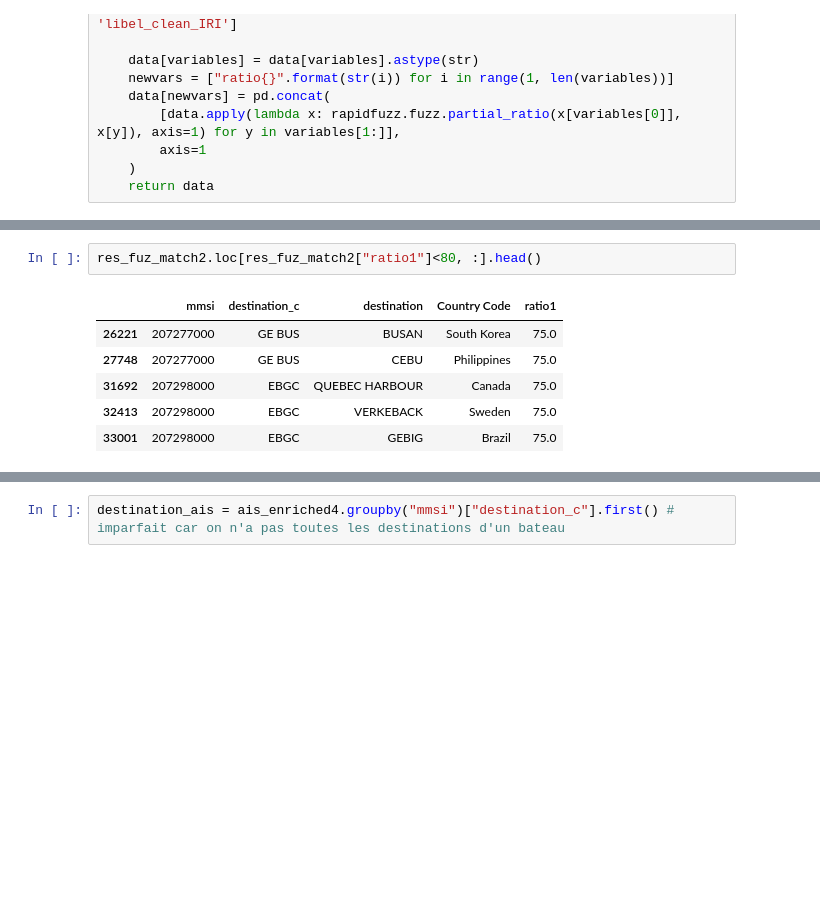
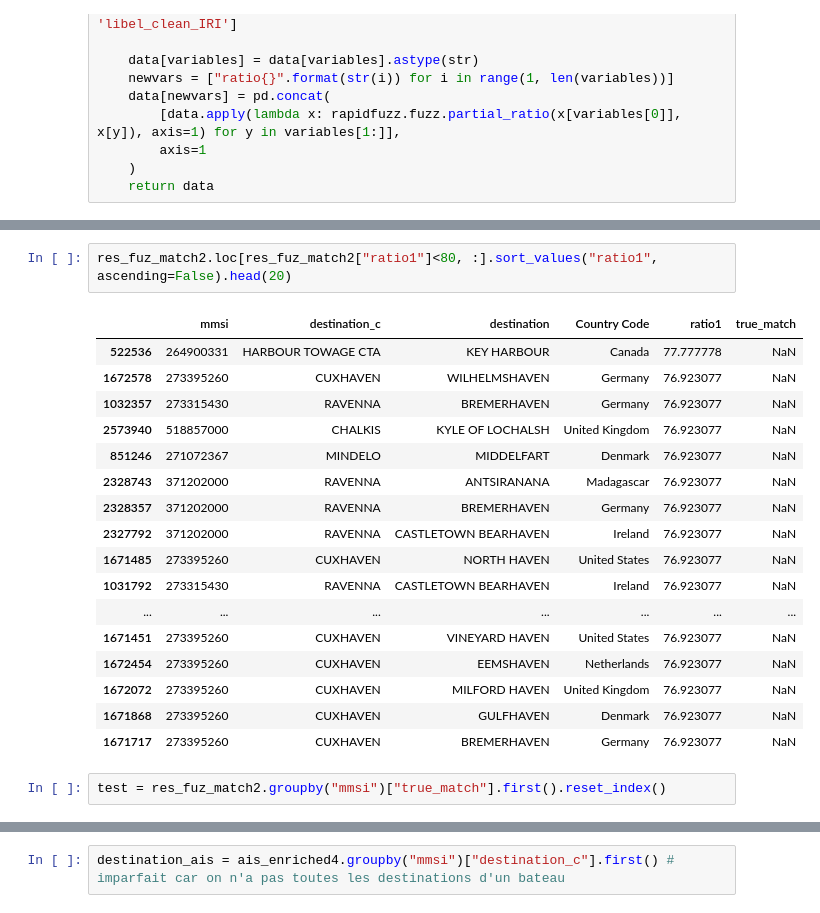
Before and after one commit to InseeFrLab/hackathon-un-2022, a Jupyter notebook: notebooks/analyze_ihs_departs_arrivees.ipynb, the cells around one changed output, grey strips where cells are left out. Drawn from its saved outputs; the diff is of its cells as text; blank space fills up the shorter version.

```diff
--- a/notebooks/analyze_ihs_departs_arrivees.ipynb
+++ b/notebooks/analyze_ihs_departs_arrivees.ipynb
@@ -184,9 +198,22 @@ Fuzzy matching in process
 # %%
-res_fuz_match2.loc[res_fuz_match2["ratio1"]<80, :].head()
+res_fuz_match2.loc[res_fuz_match2["ratio1"]<80, :].sort_values("ratio1", ascending=False).head(20)
 # %% [output]
-|  | mmsi | destination_c | destination | Country Code | ratio1 |
-| 26221 | 207277000 | GE BUS | BUSAN | South Korea | 75.0 |
-| 27748 | 207277000 | GE BUS | CEBU | Philippines | 75.0 |
-| 31692 | 207298000 | EBGC | QUEBEC HARBOUR | Canada | 75.0 |
-| 32413 | 207298000 | EBGC | VERKEBACK | Sweden | 75.0 |
-| 33001 | 207298000 | EBGC | GEBIG | Brazil | 75.0 |
+|  | mmsi | destination_c | destination | Country Code | ratio1 | true_match |
+| 522536 | 264900331 | HARBOUR TOWAGE CTA | KEY HARBOUR | Canada | 77.777778 | NaN |
+| 1672578 | 273395260 | CUXHAVEN | WILHELMSHAVEN | Germany | 76.923077 | NaN |
+| 1032357 | 273315430 | RAVENNA | BREMERHAVEN | Germany | 76.923077 | NaN |
+| 2573940 | 518857000 | CHALKIS | KYLE OF LOCHALSH | United Kingdom | 76.923077 | NaN |
+| 851246 | 271072367 | MINDELO | MIDDELFART | Denmark | 76.923077 | NaN |
+| 2328743 | 371202000 | RAVENNA | ANTSIRANANA | Madagascar | 76.923077 | NaN |
+| 2328357 | 371202000 | RAVENNA | BREMERHAVEN | Germany | 76.923077 | NaN |
+| 2327792 | 371202000 | RAVENNA | CASTLETOWN BEARHAVEN | Ireland | 76.923077 | NaN |
+| 1671485 | 273395260 | CUXHAVEN | NORTH HAVEN | United States | 76.923077 | NaN |
+| 1031792 | 273315430 | RAVENNA | CASTLETOWN BEARHAVEN | Ireland | 76.923077 | NaN |
+| ... | ... | ... | ... | ... | ... | ... |
+| 1671451 | 273395260 | CUXHAVEN | VINEYARD HAVEN | United States | 76.923077 | NaN |
+| 1672454 | 273395260 | CUXHAVEN | EEMSHAVEN | Netherlands | 76.923077 | NaN |
+| 1672072 | 273395260 | CUXHAVEN | MILFORD HAVEN | United Kingdom | 76.923077 | NaN |
+| 1671868 | 273395260 | CUXHAVEN | GULFHAVEN | Denmark | 76.923077 | NaN |
+| 1671717 | 273395260 | CUXHAVEN | BREMERHAVEN | Germany | 76.923077 | NaN |
+# %%
+test = res_fuz_match2.groupby("mmsi")["true_match"].first().reset_index()
```
Also changed, not shown: parts of 8 cells of this notebook.
